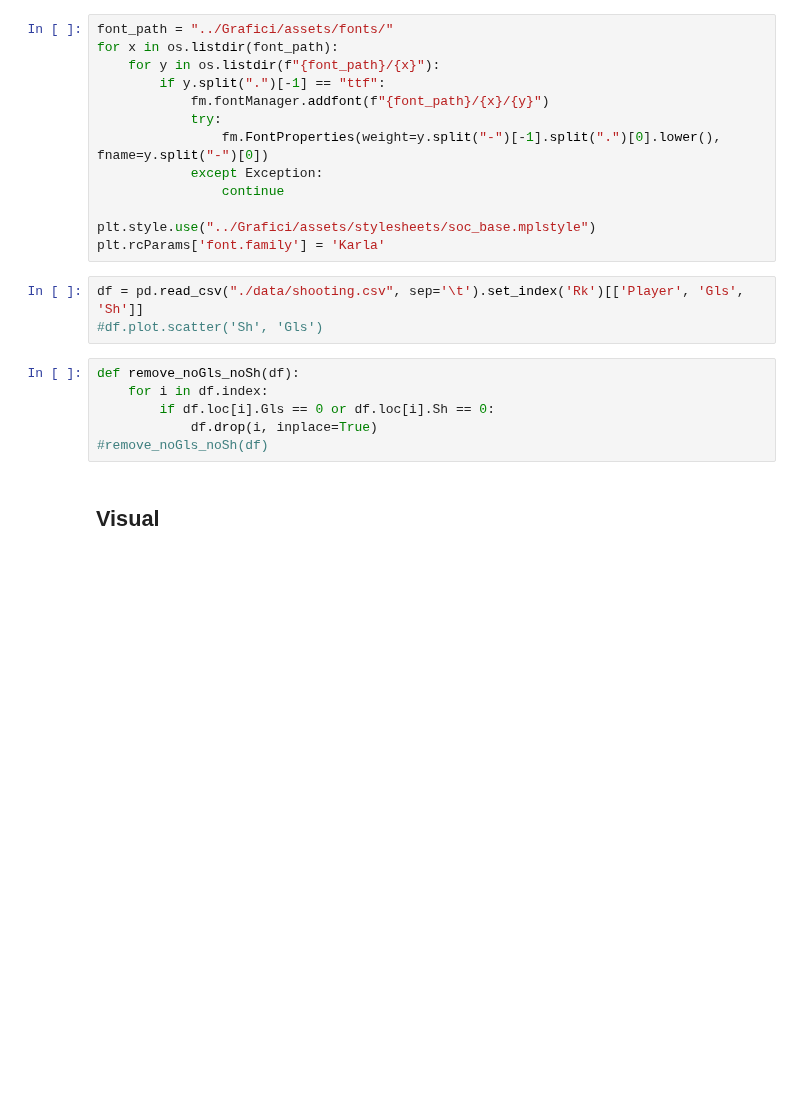
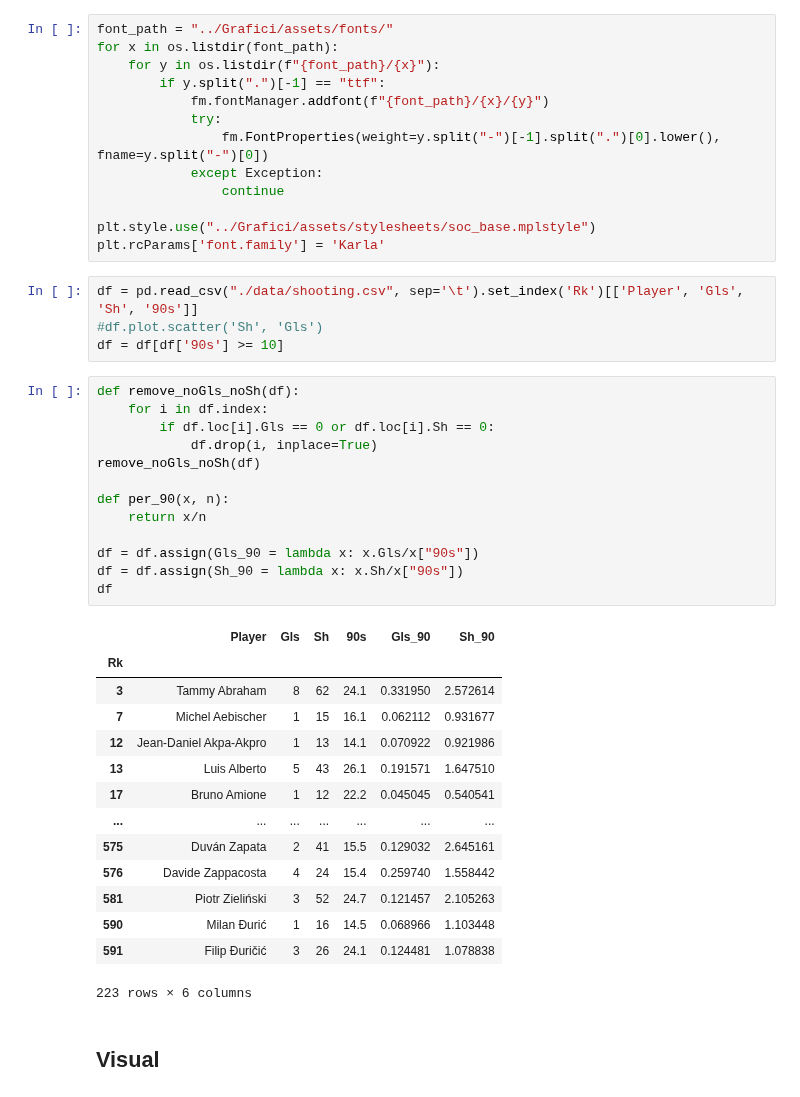
Before and after one commit to Weinsz/SciViz-SerieA-2022-23, a Jupyter notebook: Grafici/TiriGiocatori.ipynb, the cells around one changed output. Cells and saved outputs as stored; diff of their text form; blank space fills up the shorter version.

```diff
--- a/Grafici/TiriGiocatori.ipynb
+++ b/Grafici/TiriGiocatori.ipynb
@@ -22,14 +22,37 @@ for x in os.listdir(font_path):
 plt.style.use("../Grafici/assets/stylesheets/soc_base.mplstyle")
 plt.rcParams['font.family'] = 'Karla'
 # %%
-df = pd.read_csv("./data/shooting.csv", sep='\t').set_index('Rk')[['Player', 'Gls', 'Sh']]
+df = pd.read_csv("./data/shooting.csv", sep='\t').set_index('Rk')[['Player', 'Gls', 'Sh', '90s']]
 #df.plot.scatter('Sh', 'Gls')
+df = df[df['90s'] >= 10]
 # %%
 def remove_noGls_noSh(df):
     for i in df.index:
         if df.loc[i].Gls == 0 or df.loc[i].Sh == 0:
             df.drop(i, inplace=True)
-#remove_noGls_noSh(df)
+remove_noGls_noSh(df)
+
+def per_90(x, n):
+    return x/n
+
+df = df.assign(Gls_90 = lambda x: x.Gls/x["90s"])
+df = df.assign(Sh_90 = lambda x: x.Sh/x["90s"])
+df
+# %% [output]
+|  | Player | Gls | Sh | 90s | Gls_90 | Sh_90 |
+| Rk |  |  |  |  |  |  |
+| 3 | Tammy Abraham | 8 | 62 | 24.1 | 0.331950 | 2.572614 |
+| 7 | Michel Aebischer | 1 | 15 | 16.1 | 0.062112 | 0.931677 |
+| 12 | Jean-Daniel Akpa-Akpro | 1 | 13 | 14.1 | 0.070922 | 0.921986 |
+| 13 | Luis Alberto | 5 | 43 | 26.1 | 0.191571 | 1.647510 |
+| 17 | Bruno Amione | 1 | 12 | 22.2 | 0.045045 | 0.540541 |
+| ... | ... | ... | ... | ... | ... | ... |
+| 575 | Duván Zapata | 2 | 41 | 15.5 | 0.129032 | 2.645161 |
+| 576 | Davide Zappacosta | 4 | 24 | 15.4 | 0.259740 | 1.558442 |
+| 581 | Piotr Zieliński | 3 | 52 | 24.7 | 0.121457 | 2.105263 |
+| 590 | Milan Đurić | 1 | 16 | 14.5 | 0.068966 | 1.103448 |
+| 591 | Filip Đuričić | 3 | 26 | 24.1 | 0.124481 | 1.078838 |
+223 rows × 6 columns
 # %% [markdown]
 ## Visual
 # %%
```
Also changed, not shown: parts of 3 cells of this notebook.
